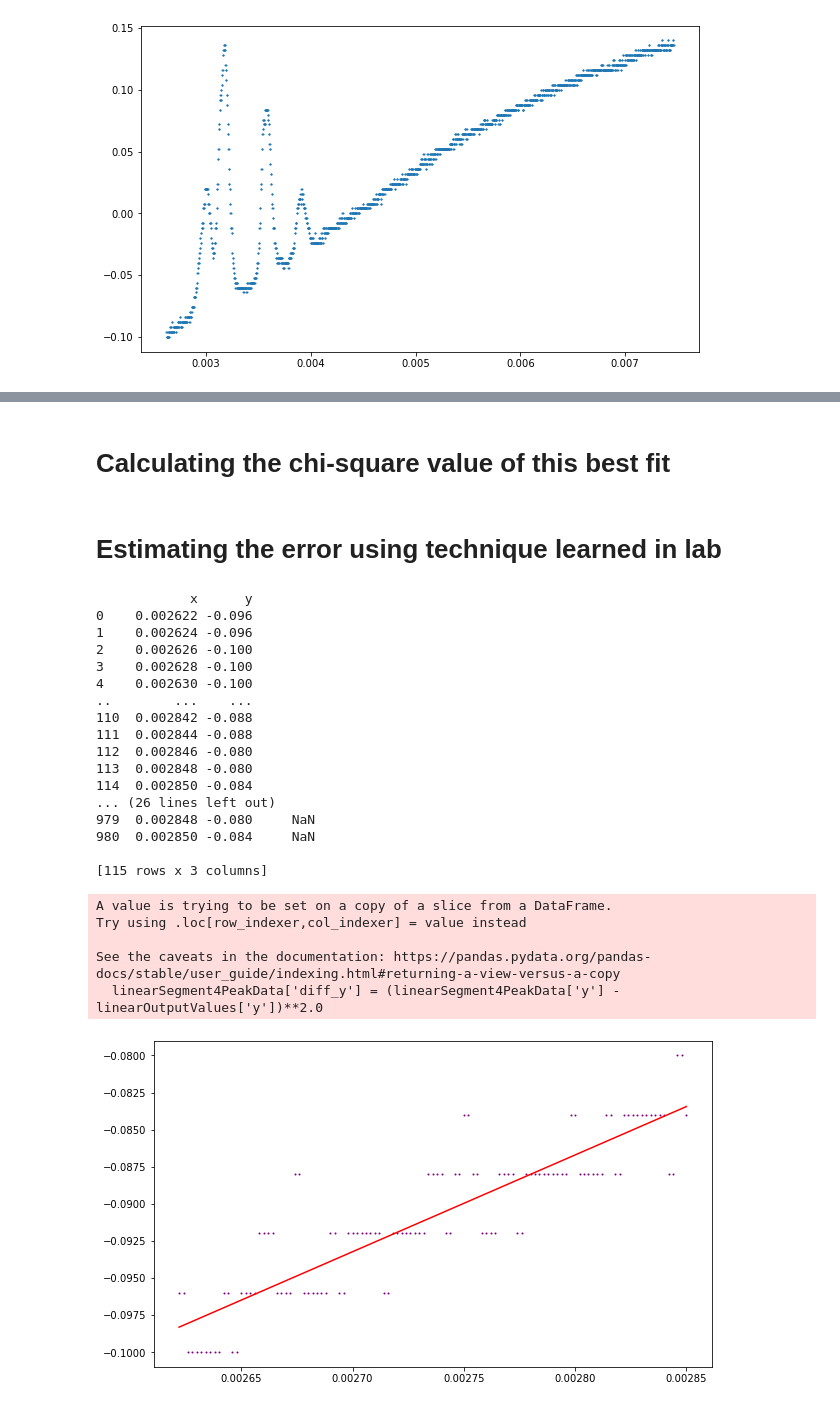
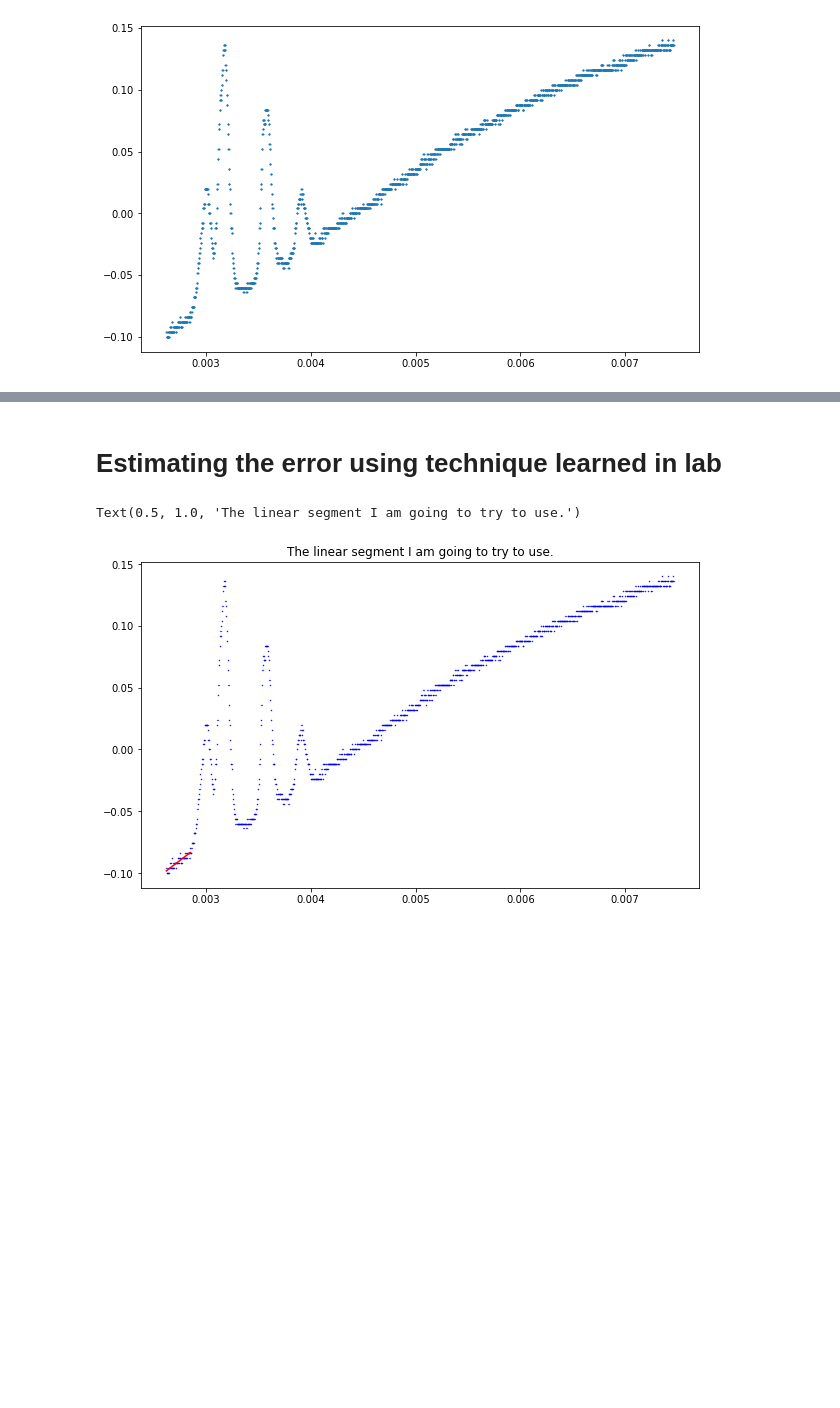
Before and after one commit to tylera277/PHY445-LabAnalysis, a Jupyter notebook: Lab1FourPeakAnalysisForNonlinearity.ipynb, the cells around one changed output, grey strips where cells are left out. Cells and saved outputs as stored; diff of their text form; code cells hidden in the pictures; blank space fills up the shorter version.

```diff
--- a/Lab1FourPeakAnalysisForNonlinearity.ipynb
+++ b/Lab1FourPeakAnalysisForNonlinearity.ipynb
@@ -152,7 +152,7 @@ parameters_exponential, pcov_exponential = curve_fit(f = exponentialAndGaussian,
                                                      p0=guess)
 
 
-a, k, b = parameters_exponential[0], parameters_exponential[1], parameters_exponential[2]
+aExp, kExp, bExp = parameters_exponential[0], parameters_exponential[1], parameters_exponential[2]
 
 ampl1, cent1, sigm1 = parameters_exponential[3], parameters_exponential[4], parameters_exponential[5]
 ampl2, cent2, sigm2 = parameters_exponential[6], parameters_exponential[7], parameters_exponential[8]
@@ -160,7 +160,7 @@ ampl3, cent3, sigm3 = parameters_exponential[9], parameters_exponential[10], par
 ampl4, cent4, sigm4 = parameters_exponential[12], parameters_exponential[13], parameters_exponential[14]
 
 
-curveFitValues = [exponentialAndGaussian(i,a,k,b, ampl1,cent1,sigm1, ampl2,cent2,sigm2, ampl3,cent3,sigm3,
+curveFitValues = [exponentialAndGaussian(i,aExp,kExp,bExp, ampl1,cent1,sigm1, ampl2,cent2,sigm2, ampl3,cent3,sigm3,
                               ampl4,cent4,sigm4) for i in chopped4PeakData['x']]
 
 # For the plots in this file
@@ -172,5 +172,5 @@ ax1.scatter(chopped4PeakData['x'], chopped4PeakData['y'], s=0.1, c='blue')
 ax1.plot(chopped4PeakData['x'], curveFitValues, '--', c='red')
 
 
-plt.title("Fitting the choppedd data with an exponential and a 4 gaussian function together.")
+plt.title("Fitting the chopped data with an exponential and a 4 gaussian function together.")
 # %% [output]
@@ -179,2 +178,0 @@ Text(0.5, 1.0, 'Fitting the choppedd data with an exponential and a 4 gaussian f
-# %% [markdown]
-# Calculating the chi-square value of this best fit
@@ -183,67 +179,37 @@ Text(0.5, 1.0, 'Fitting the choppedd data with an exponential and a 4 gaussian f
-# %% [markdown]
-# Estimating the error using technique learned in lab
+# %% [markdown]
+# Estimating the error using technique learned in lab
 # %%
 # Estimating the error using the technique learned in 9/24 lab
 #--> due to the fact of the thickness of the blue line.
 
 # For the plots in this file
 fig = plt.figure(figsize=(10,6))
 gs = gridspec.GridSpec(1,1)
 ax1 = fig.add_subplot(gs[0])
 
 linearSegment4PeakData = chopped4PeakData.loc[chopped4PeakData.x <= 0.00285]
 
-#ax1.scatter(chopped4PeakData['x'], chopped4PeakData['y'], s=0.1, c='blue')
-ax1.scatter(linearSegment4PeakData['x'], linearSegment4PeakData['y'], s=1, c='purple')
+ax1.scatter(chopped4PeakData['x'], chopped4PeakData['y'], s=0.1, c='blue')
 
 
 def linear(x, a, b):
     return a*x+b
 
 guess = [1,1]
 parametersLinear, covLinear = curve_fit(f=linear,
                                        xdata = linearSegment4PeakData['x'],
                                        ydata = linearSegment4PeakData['y'],
                                        p0 = guess)
 a = parametersLinear[0]
 b = parametersLinear[1]
 
-linearOutputValues = pd.DataFrame([linear(i,a,b) for i in linearSegment4PeakData['x']])
-linearOutputValues.columns = ['y']
+linearOutputValues = pd.DataFrame(linearSegment4PeakData['x'])
+linearOutputValues['y'] = [linear(i,a,b) for i in linearSegment4PeakData['x']]
 
 # The linear best fit to this linear-ish segment
 ax1.plot(linearSegment4PeakData['x'], linearOutputValues['y'], c='red')
 
-linearSemgent4PeakData = linearSegment4PeakData.reset_index()
-print(linearSegment4PeakData.reset_index(drop=True))
-print(linearSegment4PeakData)
-
-linearSegment4PeakData['diff_y'] = (linearSegment4PeakData['y'] - linearOutputValues['y'])**2.0
-#diff_squared = pd.DataFrame(linearSegment4PeakData['y'] - linearOutputValues['y'])
-#print(linearOutputValues)
-print(linearSegment4PeakData)
-#print(diff_squared)
+plt.title("The linear segment I am going to try to use.")
 # %% [output]
-            x      y
-0    0.002622 -0.096
-1    0.002624 -0.096
-2    0.002626 -0.100
-3    0.002628 -0.100
-4    0.002630 -0.100
-..        ...    ...
-110  0.002842 -0.088
-111  0.002844 -0.088
-112  0.002846 -0.080
-113  0.002848 -0.080
-114  0.002850 -0.084
-... (26 lines left out)
-979  0.002848 -0.080     NaN
-980  0.002850 -0.084     NaN
-
-[115 rows x 3 columns]
+Text(0.5, 1.0, 'The linear segment I am going to try to use.')
-A value is trying to be set on a copy of a slice from a DataFrame.
-Try using .loc[row_indexer,col_indexer] = value instead
-
-See the caveats in the documentation: https://pandas.pydata.org/pandas-docs/stable/user_guide/indexing.html#returning-a-view-versus-a-copy
-  linearSegment4PeakData['diff_y'] = (linearSegment4PeakData['y'] - linearOutputValues['y'])**2.0
-[figure, old version]
+[figure, new version]
```
Also changed, not shown: parts of 11 cells of this notebook.
